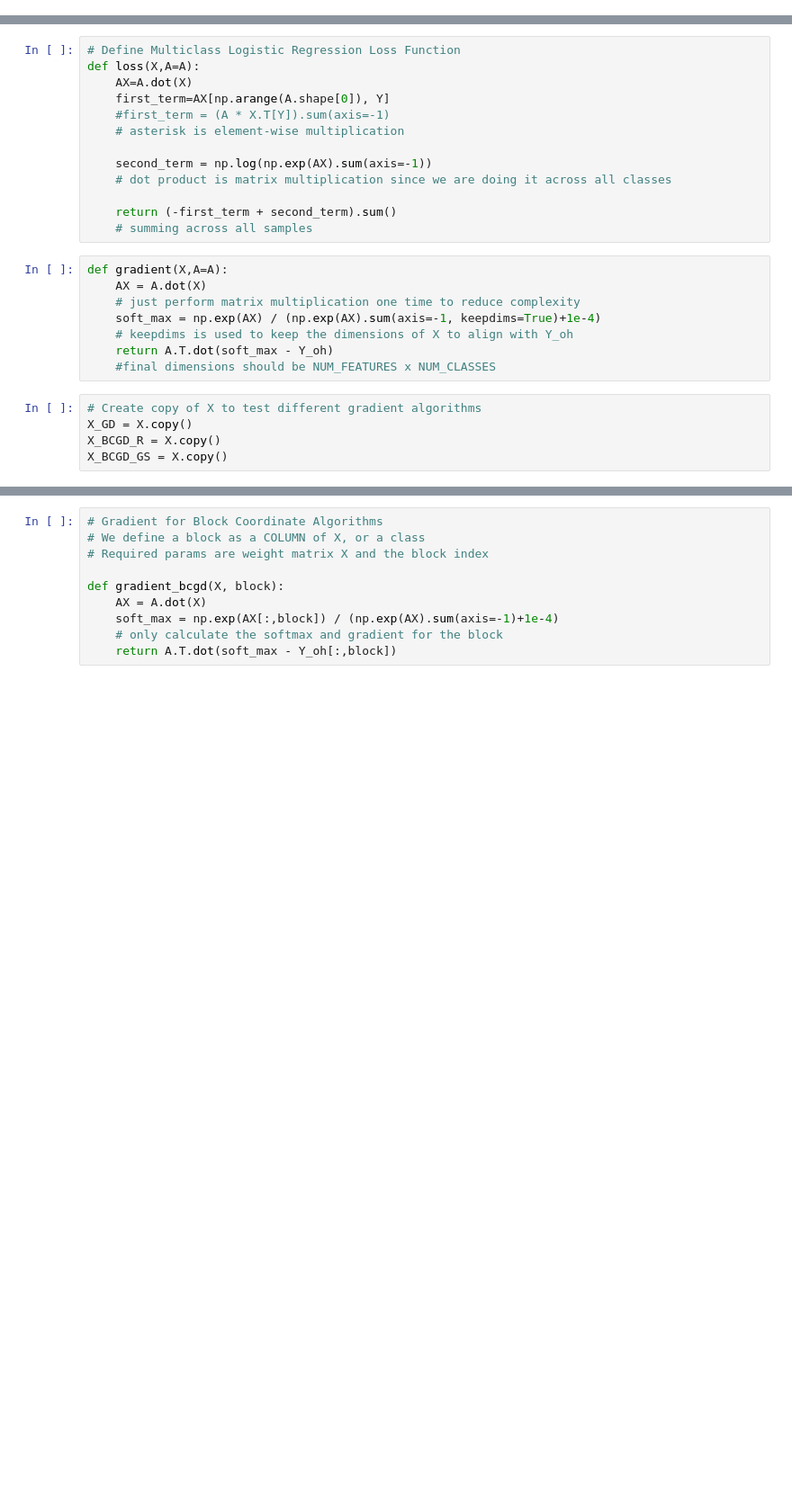
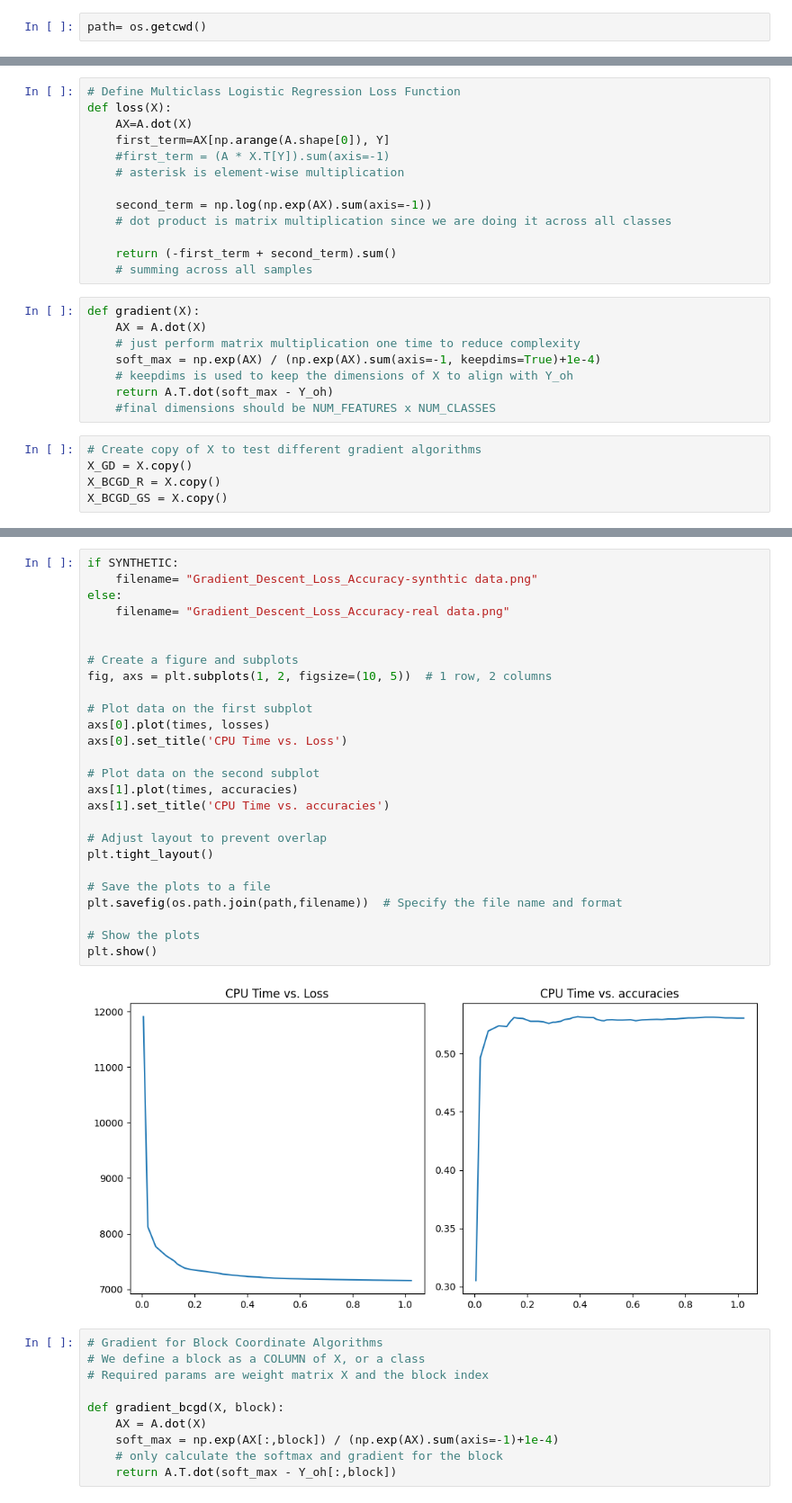
Before and after one commit to sofiapopetrogu/Optimization-Second-Homework, a Jupyter notebook: opt.ipynb, the cells around one changed output, grey strips where cells are left out. Shown: that part at 90% size. Drawn from its saved outputs; the diff is of its cells as text; blank space fills up the shorter version.

Commit message:
added plots

```diff
--- a/opt.ipynb
+++ b/opt.ipynb
@@ -10,4 +11,6 @@ from ucimlrepo import fetch_ucirepo
 SYNTHETIC = False
+# %%
+path= os.getcwd()
 # %%
 #pip install certifi
 # %%
@@ -53,7 +58,7 @@ Y_one_hot = np.zeros((A.shape[0], B.shape[1]))
 Y_one_hot[np.arange(A.shape[0]), Y] = 1
 # %%
 # Define Multiclass Logistic Regression Loss Function
-def loss(X,A=A):
+def loss(X):
     AX=A.dot(X)
     first_term=AX[np.arange(A.shape[0]), Y]
     #first_term = (A * X.T[Y]).sum(axis=-1)
@@ -65,7 +70,7 @@ def loss(X,A=A):
     return (-first_term + second_term).sum()
     # summing across all samples
 # %%
-def gradient(X,A=A):
+def gradient(X):
     AX = A.dot(X)
     # just perform matrix multiplication one time to reduce complexity
     soft_max = np.exp(AX) / (np.exp(AX).sum(axis=-1, keepdims=True)+1e-4)
@@ -118,3 +110,31 @@ plt.show()
+# %%
+if SYNTHETIC:
+    filename= "Gradient_Descent_Loss_Accuracy-synthtic data.png"
+else:
+    filename= "Gradient_Descent_Loss_Accuracy-real data.png"
+
+
+# Create a figure and subplots
+fig, axs = plt.subplots(1, 2, figsize=(10, 5))  # 1 row, 2 columns
+
+# Plot data on the first subplot
+axs[0].plot(times, losses)
+axs[0].set_title('CPU Time vs. Loss')
+
+# Plot data on the second subplot
+axs[1].plot(times, accuracies)
+axs[1].set_title('CPU Time vs. accuracies')
+
+# Adjust layout to prevent overlap
+plt.tight_layout()
+
+# Save the plots to a file
+plt.savefig(os.path.join(path,filename))  # Specify the file name and format
+
+# Show the plots
+plt.show()
+# %% [output]
+[figure, added]
 # %%
 # Gradient for Block Coordinate Algorithms
 # We define a block as a COLUMN of X, or a class
```
Also changed, not shown: parts of 13 cells of this notebook, 6 other files.
